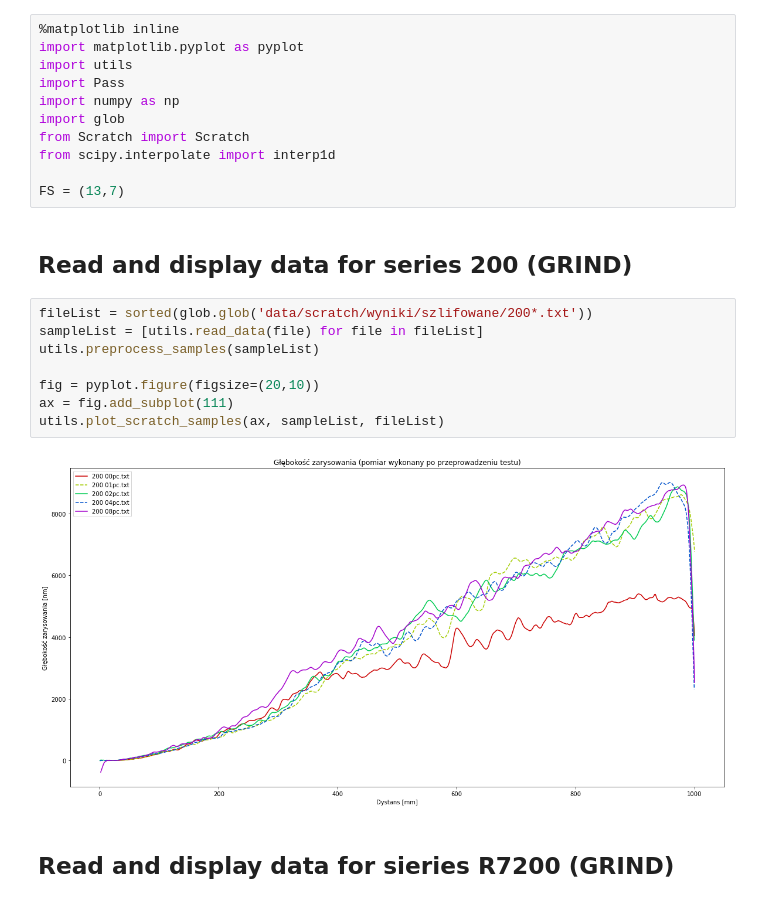
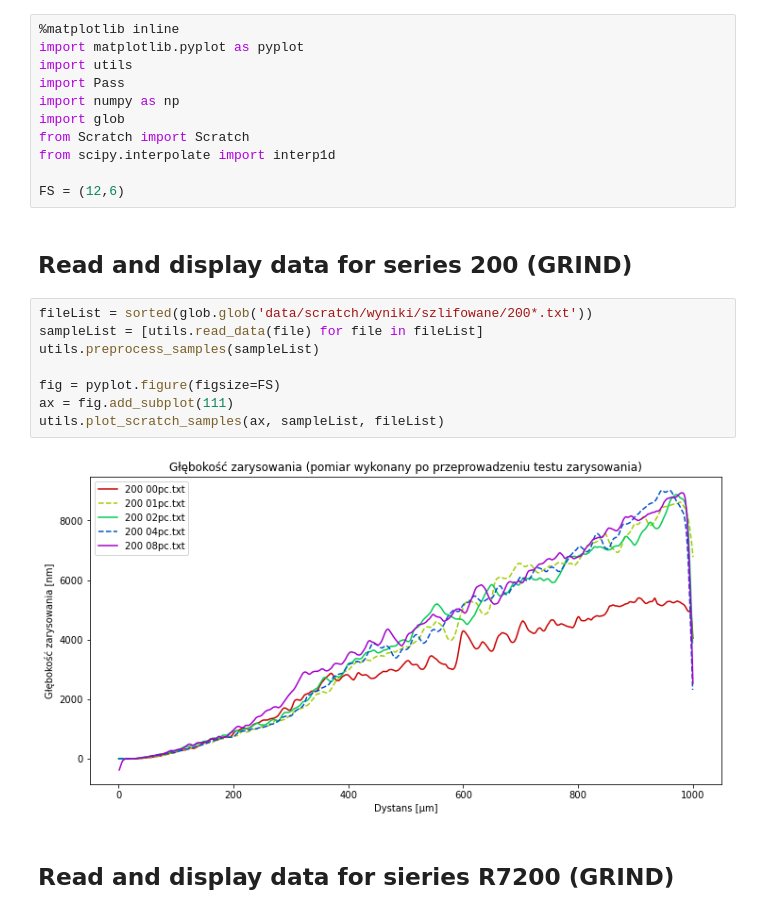
Before and after one commit to antoszy/Scratch-Analysis, a Jupyter notebook: scratch_analysis.ipynb, the cells around one changed output. Saved outputs shown, nothing was run; the diff lists cells and outputs as text.

```diff
--- a/scratch_analysis.ipynb
+++ b/scratch_analysis.ipynb
@@ -10,19 +10,19 @@ import glob
 from Scratch import Scratch
 from scipy.interpolate import interp1d
 
-FS = (13,7)
+FS = (12,6)
 # %% [markdown]
 ## Read and display data for series 200 (GRIND)
 # %%
 fileList = sorted(glob.glob('data/scratch/wyniki/szlifowane/200*.txt'))
 sampleList = [utils.read_data(file) for file in fileList]
 utils.preprocess_samples(sampleList)
 
-fig = pyplot.figure(figsize=(20,10))
+fig = pyplot.figure(figsize=FS)
 ax = fig.add_subplot(111)
 utils.plot_scratch_samples(ax, sampleList, fileList)
 # %% [output]
-[figure, old version]
+[figure, new version]
 # %% [markdown]
 ## Read and display data for sieries R7200 (GRIND)
 # %%
```
Also changed, not shown: parts of 3 cells of this notebook, 3 other files.
